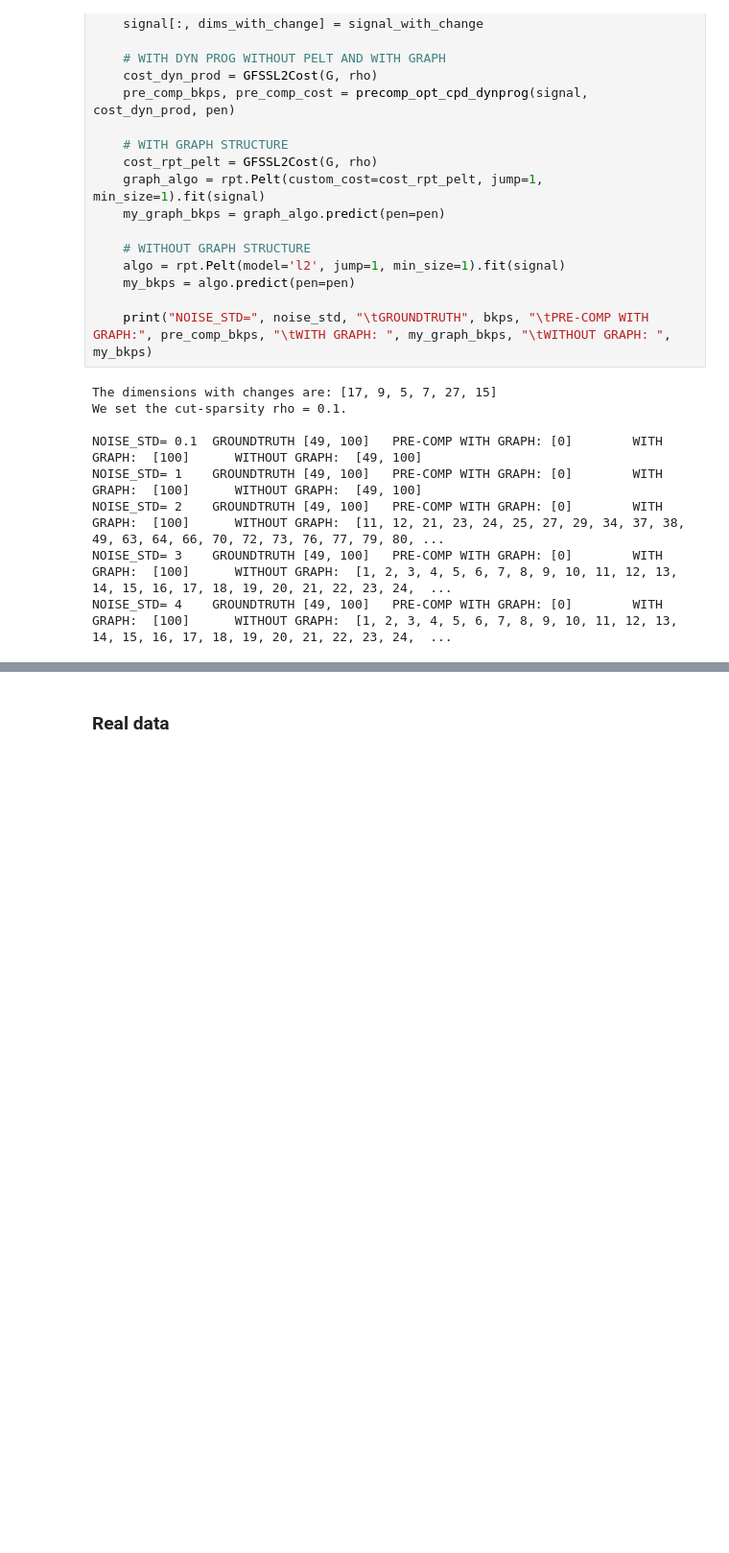
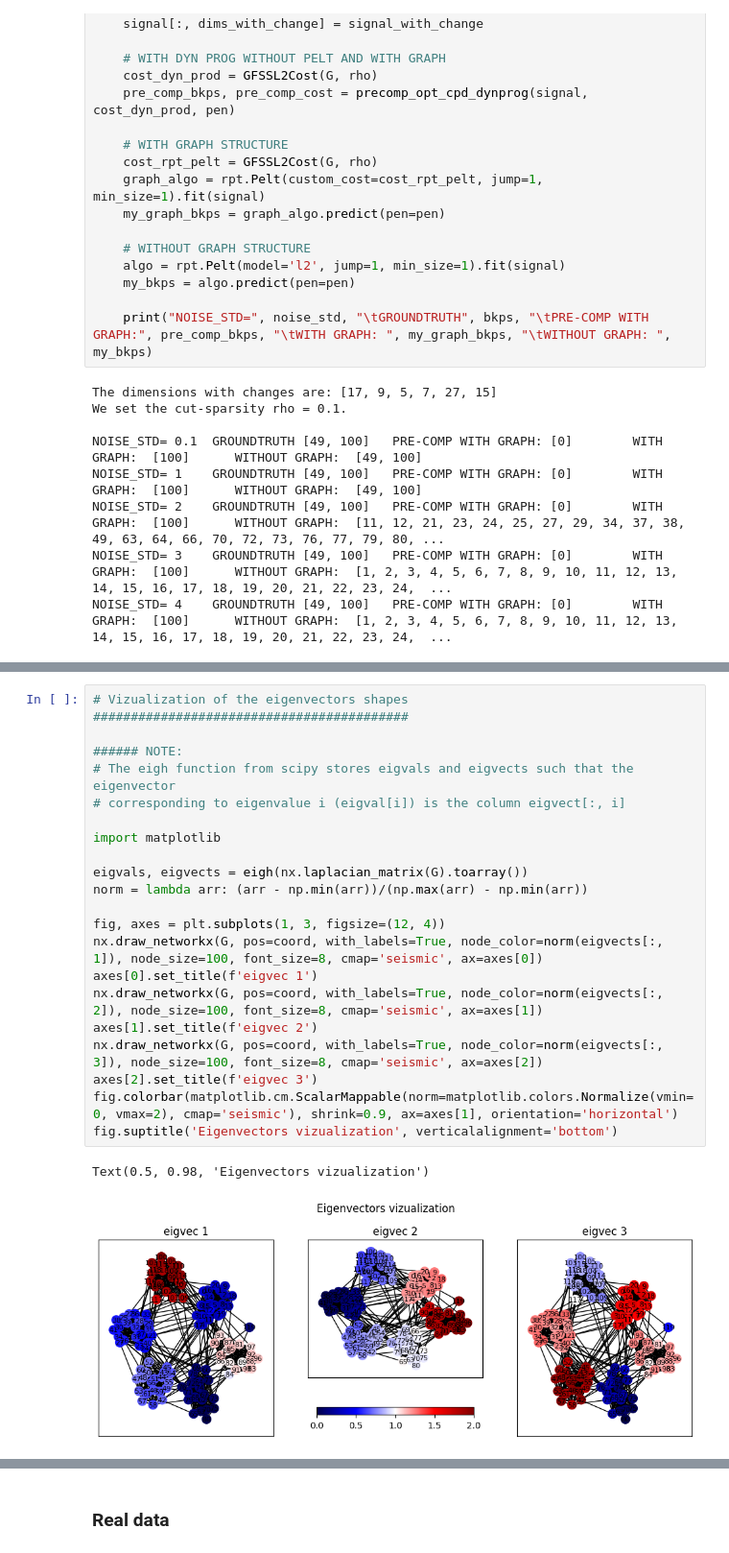
Before and after one commit to evenmatencio/graph-signals-change-point-detection, a Jupyter notebook: cpd_playground.ipynb, the cells around one changed output, grey strips where cells are left out. Shown at 96% size. Saved outputs shown, nothing was run; the diff lists cells and outputs as text; blank space fills up the shorter version.

```diff
--- a/cpd_playground.ipynb
+++ b/cpd_playground.ipynb
@@ -650,0 +689,25 @@ NOISE_STD= 4    GROUNDTRUTH [49, 100]   PRE-COMP WITH GRAPH: [0]        WITH GRA
+# %%
+# Vizualization of the eigenvectors shapes
+##########################################
+
+###### NOTE:
+# The eigh function from scipy stores eigvals and eigvects such that the eigenvector
+# corresponding to eigenvalue i (eigval[i]) is the column eigvect[:, i]
+
+import matplotlib
+
+eigvals, eigvects = eigh(nx.laplacian_matrix(G).toarray())
+norm = lambda arr: (arr - np.min(arr))/(np.max(arr) - np.min(arr))
+
+fig, axes = plt.subplots(1, 3, figsize=(12, 4))
+nx.draw_networkx(G, pos=coord, with_labels=True, node_color=norm(eigvects[:, 1]), node_size=100, font_size=8, cmap='seismic', ax=axes[0])
+axes[0].set_title(f'eigvec 1')
+nx.draw_networkx(G, pos=coord, with_labels=True, node_color=norm(eigvects[:, 2]), node_size=100, font_size=8, cmap='seismic', ax=axes[1])
+axes[1].set_title(f'eigvec 2')
+nx.draw_networkx(G, pos=coord, with_labels=True, node_color=norm(eigvects[:, 3]), node_size=100, font_size=8, cmap='seismic', ax=axes[2])
+axes[2].set_title(f'eigvec 3')
+fig.colorbar(matplotlib.cm.ScalarMappable(norm=matplotlib.colors.Normalize(vmin=0, vmax=2), cmap='seismic'), shrink=0.9, ax=axes[1], orientation='horizontal')
+fig.suptitle('Eigenvectors vizualization', verticalalignment='bottom')
+# %% [output]
+Text(0.5, 0.98, 'Eigenvectors vizualization')
+[figure, added]
```
Also changed, not shown: parts of 9 cells of this notebook.
